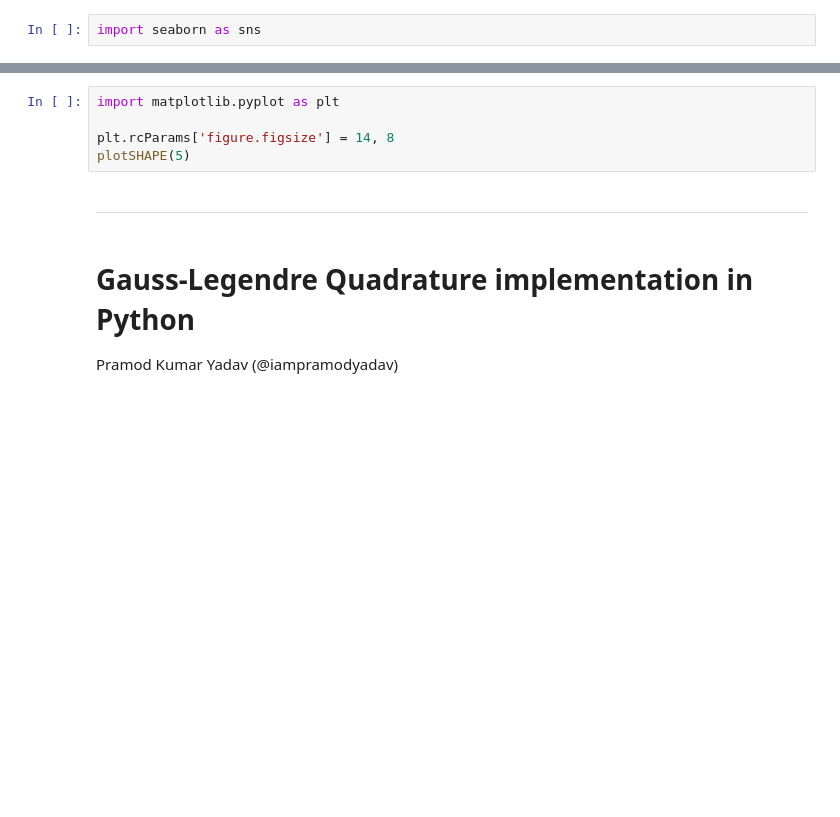
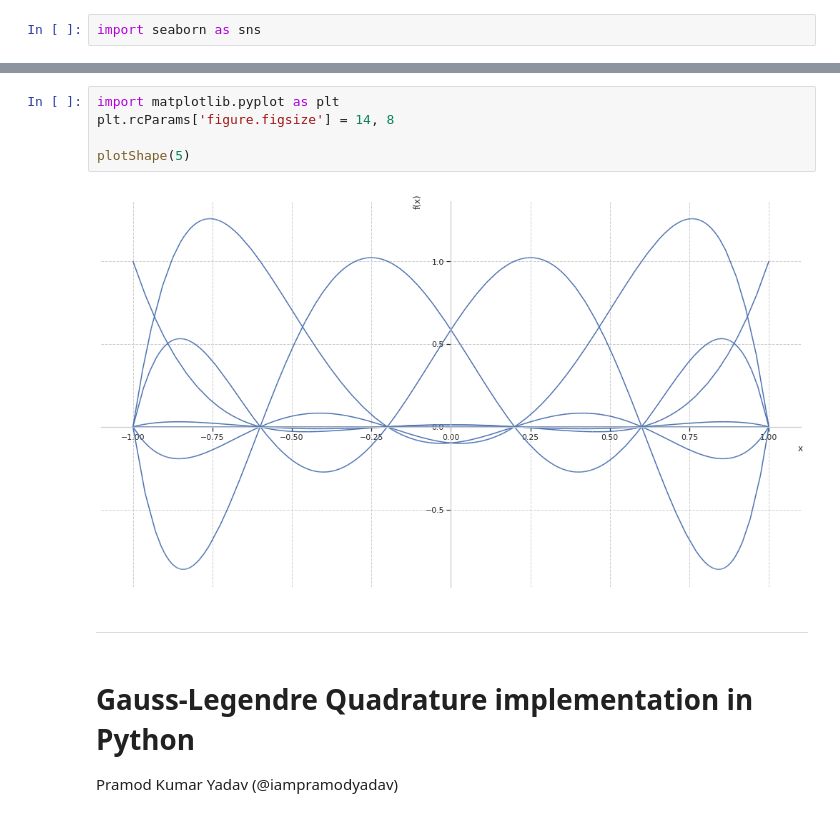
Before and after one commit to iampramodyadav/FEA, a Jupyter notebook: FEA_1D_Element.ipynb, the cells around one changed output, grey strips where cells are left out. Drawn from its saved outputs; the diff is of its cells as text; blank space fills up the shorter version.

```diff
--- a/FEA_1D_Element.ipynb
+++ b/FEA_1D_Element.ipynb
@@ -191,8 +195,10 @@ plotSHAPE(4)
 # %%
 import matplotlib.pyplot as plt
+plt.rcParams['figure.figsize'] = 14, 8
 
-plt.rcParams['figure.figsize'] = 14, 8
-plotSHAPE(5)
+plotShape(5)
+# %% [output]
+[figure, added]
 # %% [markdown]
 
 
```
Also changed, not shown: parts of 30 cells of this notebook.
